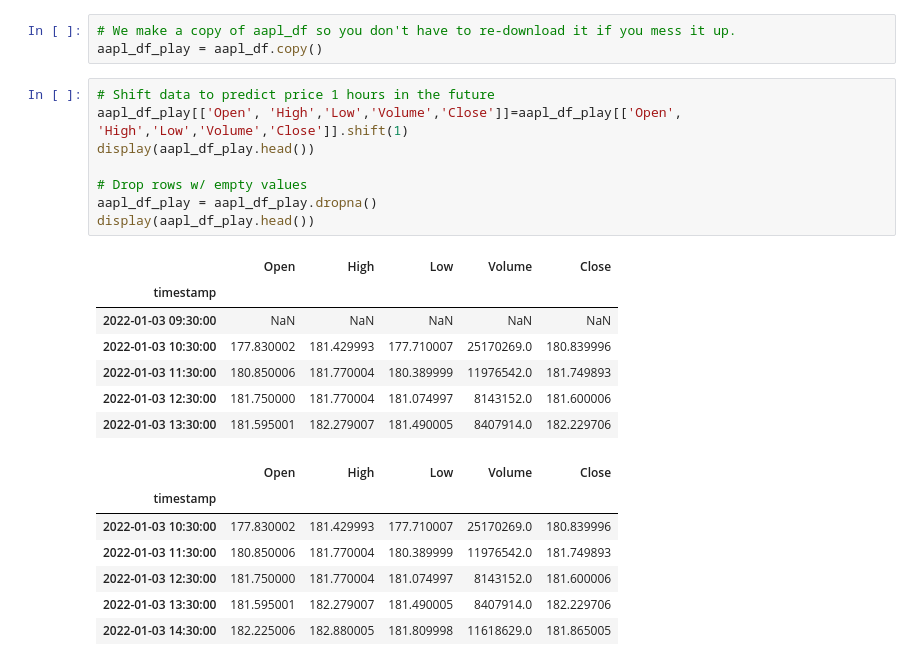
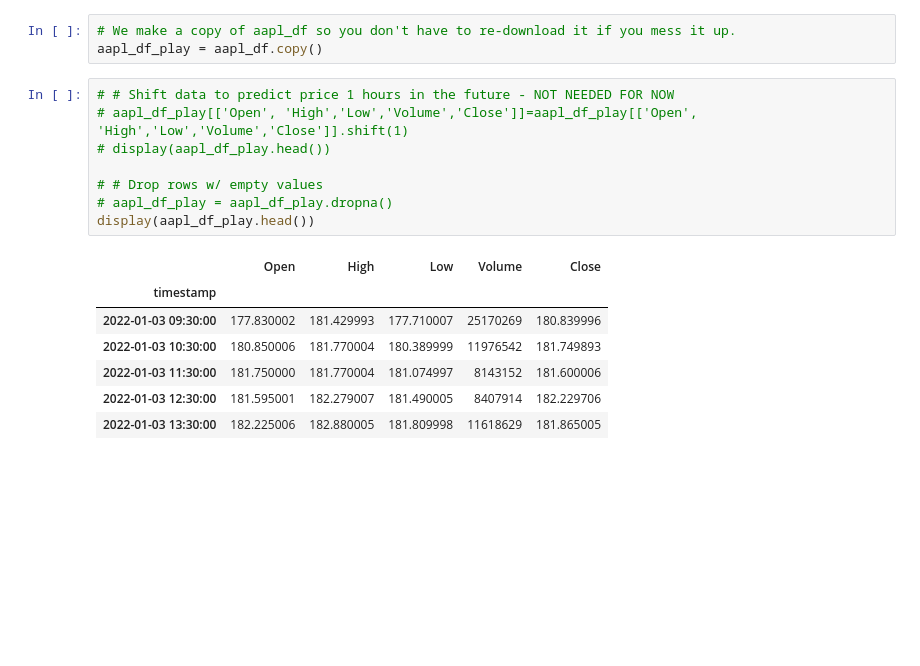
Before and after one commit to Forte42/Money_Bot, a Jupyter notebook: make_a_model.ipynb, the cells around one changed output. Saved outputs shown, nothing was run; the diff lists cells and outputs as text; blank space fills up the shorter version.

```diff
--- a/make_a_model.ipynb
+++ b/make_a_model.ipynb
@@ -43,28 +44,21 @@ dtype: object
 # We make a copy of aapl_df so you don't have to re-download it if you mess it up.
 aapl_df_play = aapl_df.copy()
 # %%
-# Shift data to predict price 1 hours in the future
-aapl_df_play[['Open', 'High','Low','Volume','Close']]=aapl_df_play[['Open', 'High','Low','Volume','Close']].shift(1)
+# # Shift data to predict price 1 hours in the future - NOT NEEDED FOR NOW
+# aapl_df_play[['Open', 'High','Low','Volume','Close']]=aapl_df_play[['Open', 'High','Low','Volume','Close']].shift(1)
+# display(aapl_df_play.head())
+
+# # Drop rows w/ empty values
+# aapl_df_play = aapl_df_play.dropna()
 display(aapl_df_play.head())
-
-# Drop rows w/ empty values
-aapl_df_play = aapl_df_play.dropna()
-display(aapl_df_play.head())
 # %% [output]
 |  | Open | High | Low | Volume | Close |
 | timestamp |  |  |  |  |  |
-| 2022-01-03 09:30:00 | NaN | NaN | NaN | NaN | NaN |
-| 2022-01-03 10:30:00 | 177.830002 | 181.429993 | 177.710007 | 25170269.0 | 180.839996 |
-| 2022-01-03 11:30:00 | 180.850006 | 181.770004 | 180.389999 | 11976542.0 | 181.749893 |
-| 2022-01-03 12:30:00 | 181.750000 | 181.770004 | 181.074997 | 8143152.0 | 181.600006 |
-| 2022-01-03 13:30:00 | 181.595001 | 182.279007 | 181.490005 | 8407914.0 | 182.229706 |
+| 2022-01-03 09:30:00 | 177.830002 | 181.429993 | 177.710007 | 25170269 | 180.839996 |
+| 2022-01-03 10:30:00 | 180.850006 | 181.770004 | 180.389999 | 11976542 | 181.749893 |
+| 2022-01-03 11:30:00 | 181.750000 | 181.770004 | 181.074997 | 8143152 | 181.600006 |
+| 2022-01-03 12:30:00 | 181.595001 | 182.279007 | 181.490005 | 8407914 | 182.229706 |
+| 2022-01-03 13:30:00 | 182.225006 | 182.880005 | 181.809998 | 11618629 | 181.865005 |
-|  | Open | High | Low | Volume | Close |
-| timestamp |  |  |  |  |  |
-| 2022-01-03 10:30:00 | 177.830002 | 181.429993 | 177.710007 | 25170269.0 | 180.839996 |
-| 2022-01-03 11:30:00 | 180.850006 | 181.770004 | 180.389999 | 11976542.0 | 181.749893 |
-| 2022-01-03 12:30:00 | 181.750000 | 181.770004 | 181.074997 | 8143152.0 | 181.600006 |
-| 2022-01-03 13:30:00 | 181.595001 | 182.279007 | 181.490005 | 8407914.0 | 182.229706 |
-| 2022-01-03 14:30:00 | 182.225006 | 182.880005 | 181.809998 | 11618629.0 | 181.865005 |
 # %%
 # Plot the data
 plt.plot(range(len(aapl_df_play)), aapl_df_play[['Close']])
```
Also changed, not shown: parts of 12 cells of this notebook.
